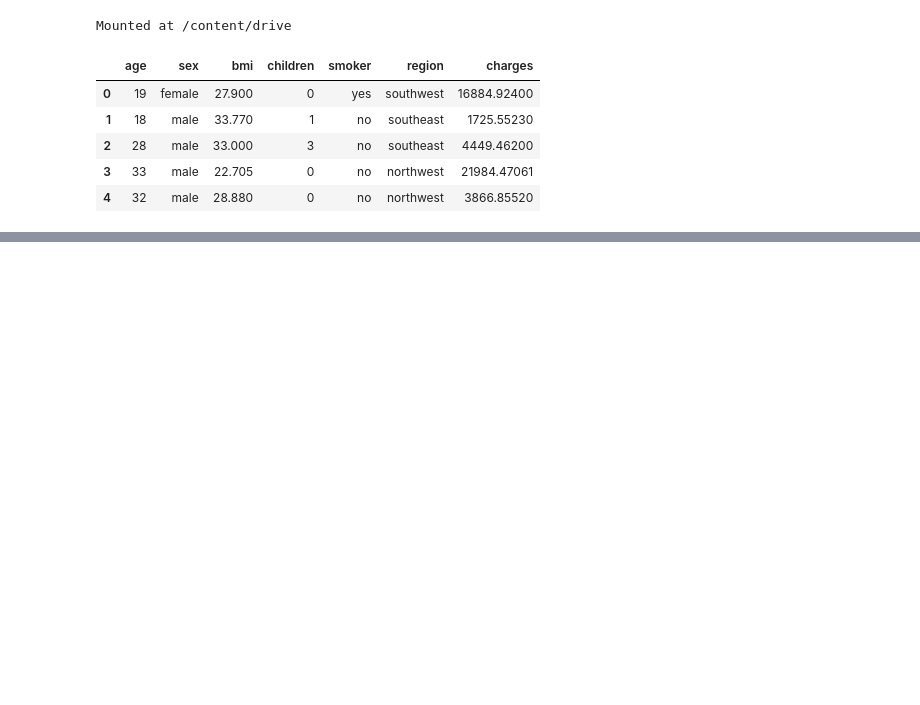
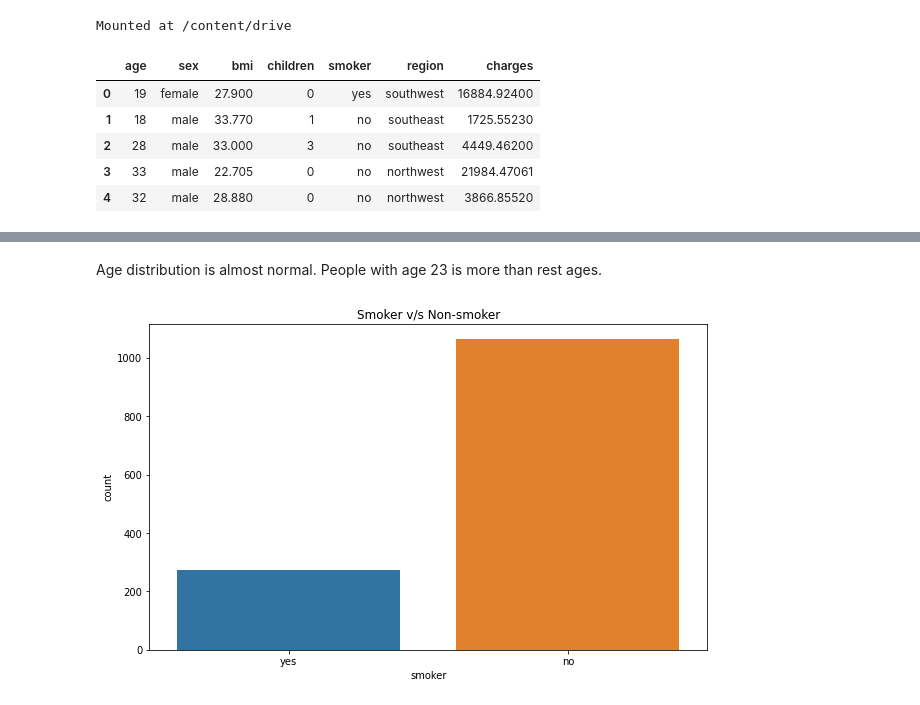
Before and after one commit to AkashK18/Health-Insurance, a Jupyter notebook: Untitled6.ipynb, the cells around one changed output, grey strips where cells are left out. Drawn from its saved outputs; the diff is of its cells as text; code cells hidden in the pictures; blank space fills up the shorter version.

```diff
--- a/Untitled6.ipynb
+++ b/Untitled6.ipynb
@@ -25,0 +179,9 @@ data.head()
+# %% [markdown]
+Age distribution is almost normal. People with age 23 is more than rest ages.
+# %%
+plt.figure(figsize=(10,6))
+sns.countplot(data=data,x='smoker')
+plt.title('Smoker v/s Non-smoker')
+plt.show()
+# %% [output]
+[figure, added]
```
Also changed, not shown: parts of 32 cells of this notebook.
